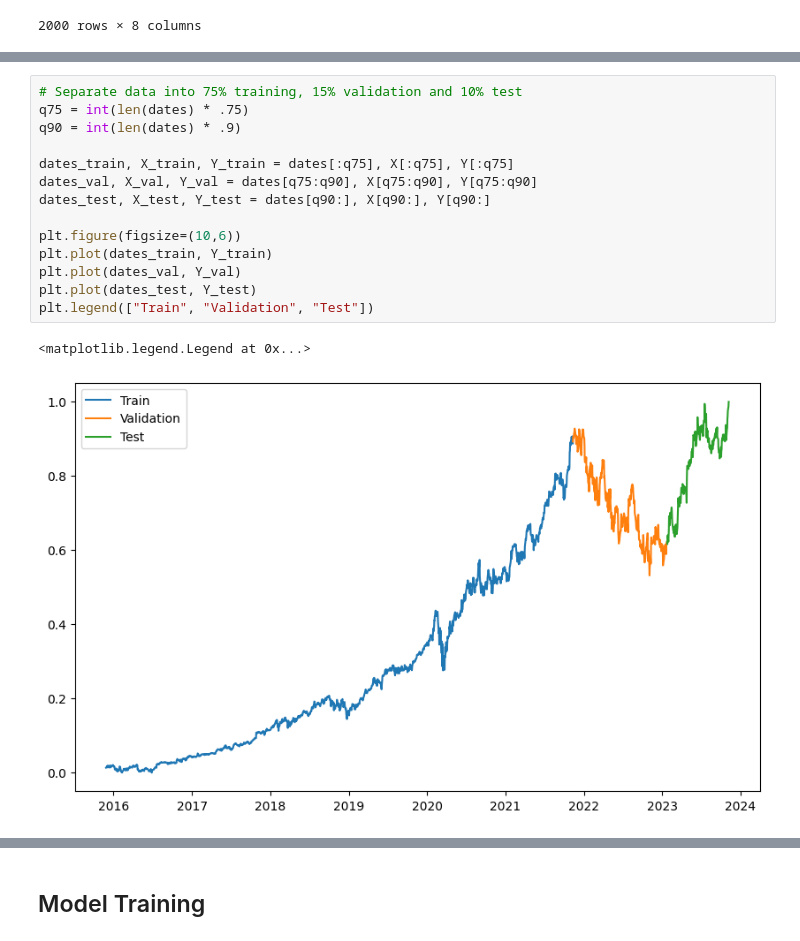
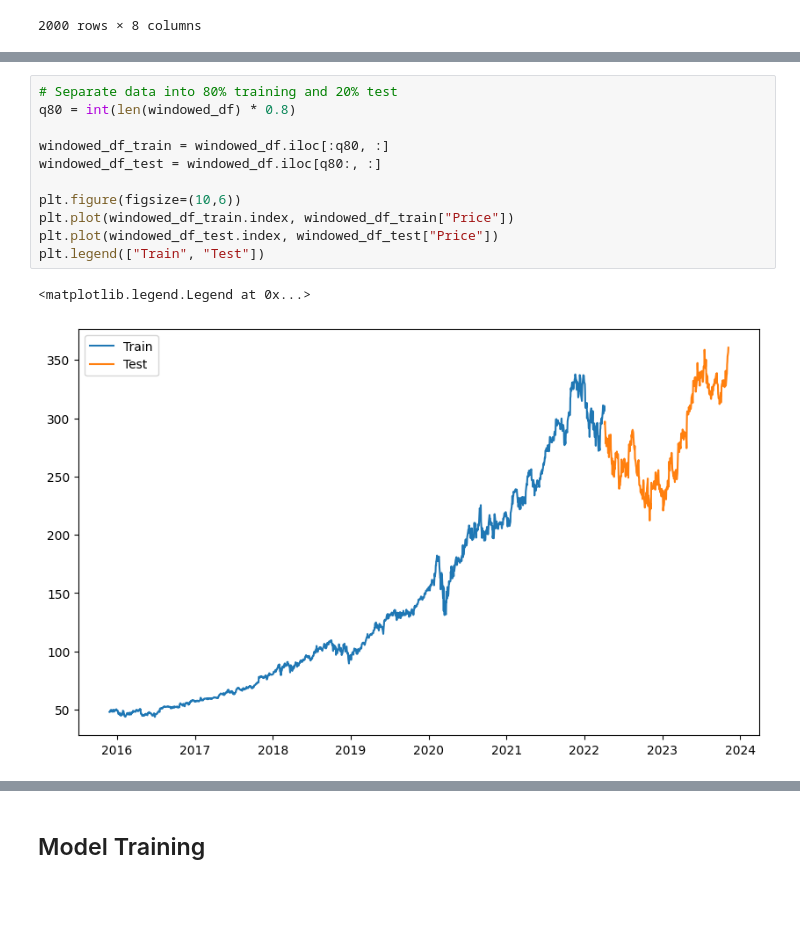
Before and after one commit to wallacelw/Price-Forecasting-With-LSTM, a Jupyter notebook: Prices_Forecasting_with_LSTM.ipynb, the cells around one changed output, grey strips where cells are left out. Saved outputs shown, nothing was run; the diff lists cells and outputs as text; blank space fills up the shorter version.

```diff
--- a/Prices_Forecasting_with_LSTM.ipynb
+++ b/Prices_Forecasting_with_LSTM.ipynb
@@ -132,17 +103,14 @@ dates.shape, X.shape, Y.shape
-# %%
-# Separate data into 75% training, 15% validation and 10% test
-q75 = int(len(dates) * .75)
-q90 = int(len(dates) * .9)
-
-dates_train, X_train, Y_train = dates[:q75], X[:q75], Y[:q75]
-dates_val, X_val, Y_val = dates[q75:q90], X[q75:q90], Y[q75:q90]
-dates_test, X_test, Y_test = dates[q90:], X[q90:], Y[q90:]
-
-plt.figure(figsize=(10,6))
-plt.plot(dates_train, Y_train)
-plt.plot(dates_val, Y_val)
-plt.plot(dates_test, Y_test)
-plt.legend(["Train", "Validation", "Test"])
-# %% [output]
-<matplotlib.legend.Legend at 0x...>
-[figure, removed]
+# %%
+# Separate data into 80% training and 20% test
+q80 = int(len(windowed_df) * 0.8)
+
+windowed_df_train = windowed_df.iloc[:q80, :]
+windowed_df_test = windowed_df.iloc[q80:, :]
+
+plt.figure(figsize=(10,6))
+plt.plot(windowed_df_train.index, windowed_df_train["Price"])
+plt.plot(windowed_df_test.index, windowed_df_test["Price"])
+plt.legend(["Train", "Test"])
+# %% [output]
+<matplotlib.legend.Legend at 0x...>
+[figure, added]
```
Also changed, not shown: parts of 16 cells of this notebook.
